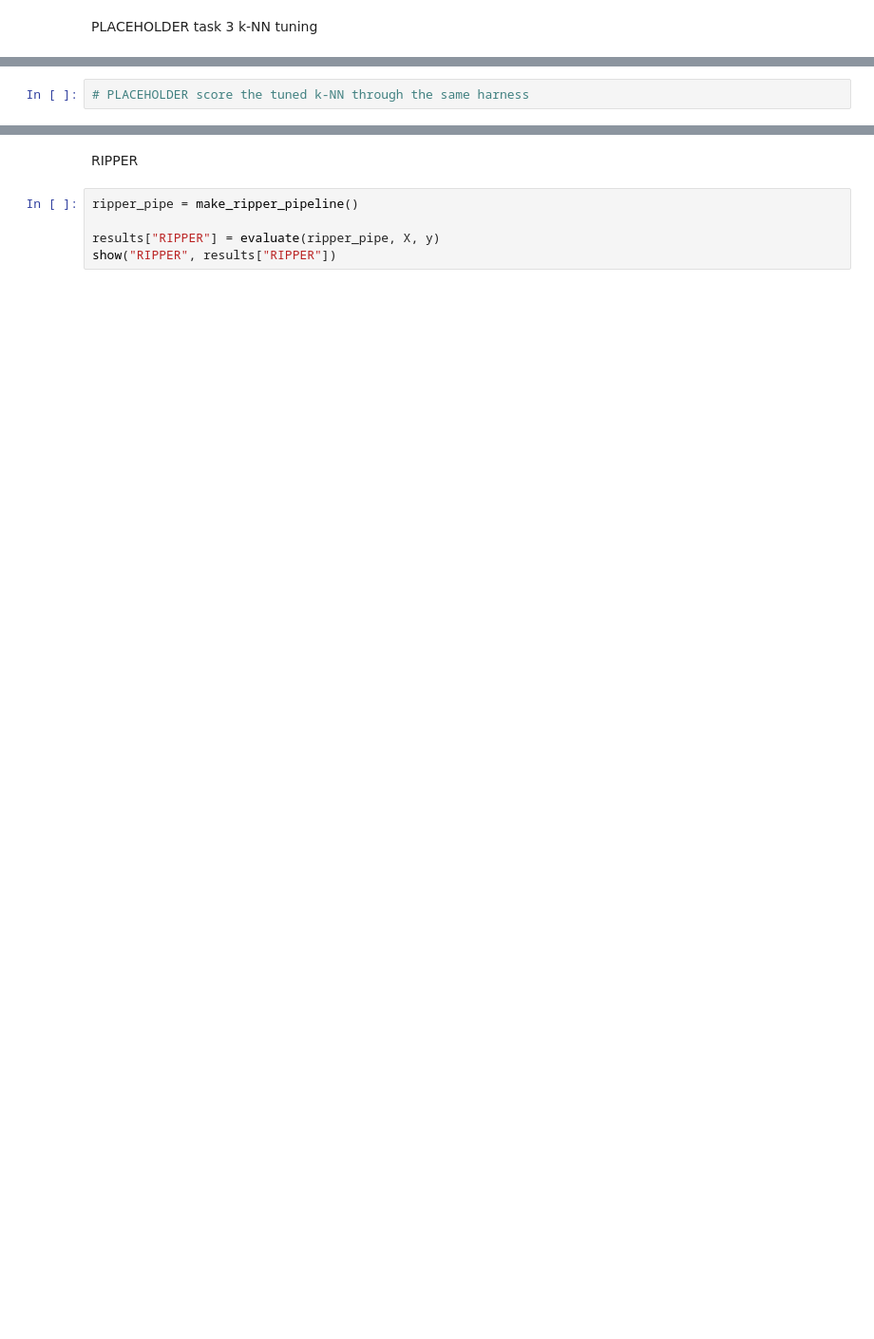
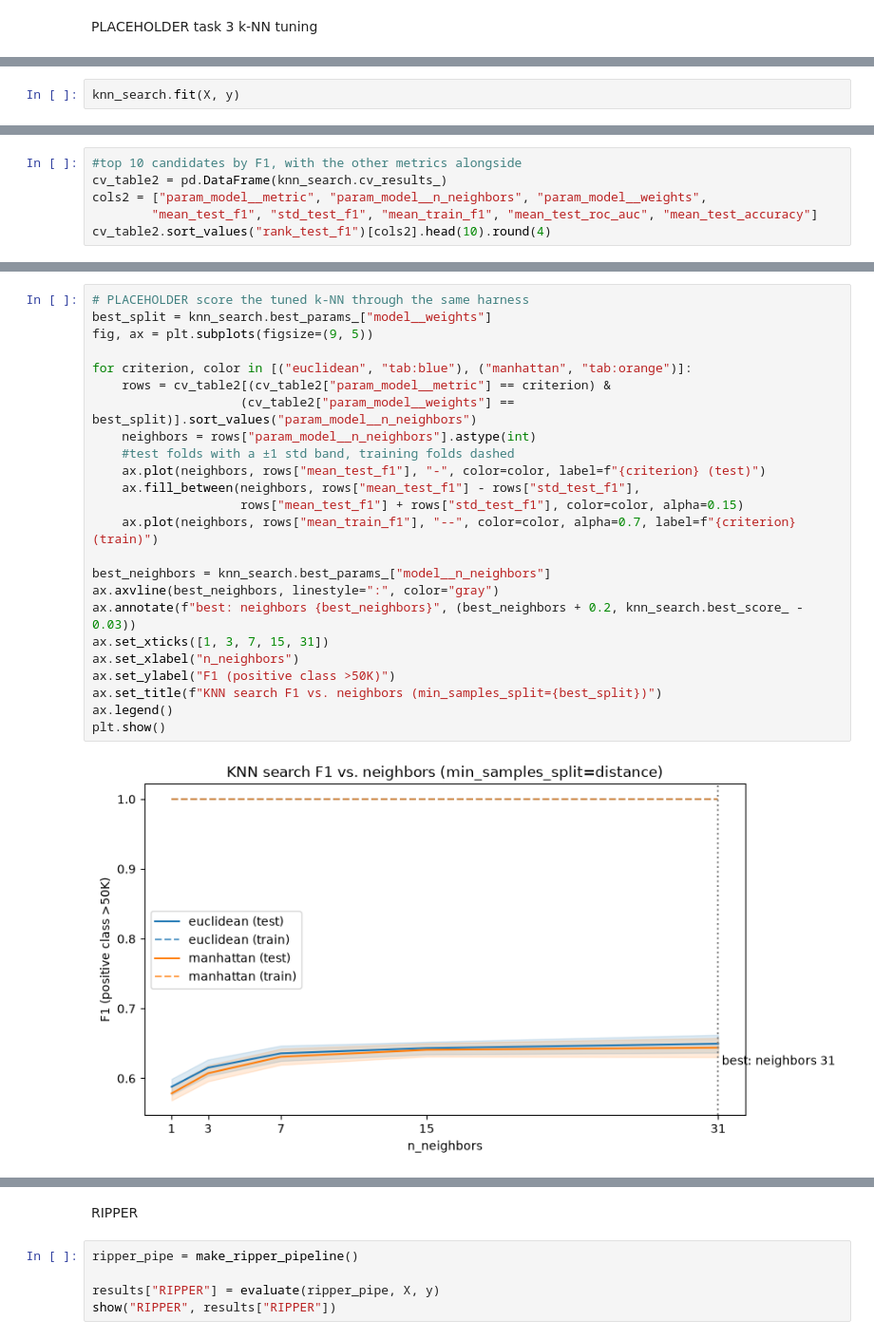
Before and after one commit to Flco007/CSE-4334-Assignment-1-, a Jupyter notebook: assgn2/final_submission.ipynb, the cells around one changed output, grey strips where cells are left out. Shown at 95% size. Saved outputs shown, nothing was run; the diff lists cells and outputs as text; blank space fills up the shorter version.

```diff
--- a/assgn2/final_submission.ipynb
+++ b/assgn2/final_submission.ipynb
@@ -343,0 +472,2 @@ PLACEHOLDER task 3 k-NN tuning
+# %%
+knn_search.fit(X, y)
@@ -343,0 +498,6 @@ PLACEHOLDER task 3 k-NN tuning
+# %%
+#top 10 candidates by F1, with the other metrics alongside
+cv_table2 = pd.DataFrame(knn_search.cv_results_)
+cols2 = ["param_model__metric", "param_model__n_neighbors", "param_model__weights",
+        "mean_test_f1", "std_test_f1", "mean_train_f1", "mean_test_roc_auc", "mean_test_accuracy"]
+cv_table2.sort_values("rank_test_f1")[cols2].head(10).round(4)
@@ -344,2 +516,26 @@ PLACEHOLDER task 3 k-NN tuning
 # %%
 # PLACEHOLDER score the tuned k-NN through the same harness
+best_split = knn_search.best_params_["model__weights"]
+fig, ax = plt.subplots(figsize=(9, 5))
+
+for criterion, color in [("euclidean", "tab:blue"), ("manhattan", "tab:orange")]:
+    rows = cv_table2[(cv_table2["param_model__metric"] == criterion) &
+                    (cv_table2["param_model__weights"] == best_split)].sort_values("param_model__n_neighbors")
+    neighbors = rows["param_model__n_neighbors"].astype(int)
+    #test folds with a ±1 std band, training folds dashed
+    ax.plot(neighbors, rows["mean_test_f1"], "-", color=color, label=f"{criterion} (test)")
+    ax.fill_between(neighbors, rows["mean_test_f1"] - rows["std_test_f1"],
+                    rows["mean_test_f1"] + rows["std_test_f1"], color=color, alpha=0.15)
+    ax.plot(neighbors, rows["mean_train_f1"], "--", color=color, alpha=0.7, label=f"{criterion} (train)")
+
+best_neighbors = knn_search.best_params_["model__n_neighbors"]
+ax.axvline(best_neighbors, linestyle=":", color="gray")
+ax.annotate(f"best: neighbors {best_neighbors}", (best_neighbors + 0.2, knn_search.best_score_ - 0.03))
+ax.set_xticks([1, 3, 7, 15, 31])
+ax.set_xlabel("n_neighbors")
+ax.set_ylabel("F1 (positive class >50K)")
+ax.set_title(f"KNN search F1 vs. neighbors (min_samples_split={best_split})")
+ax.legend()
+plt.show()
+# %% [output]
+[figure, added]
```
Also changed, not shown: parts of 28 cells of this notebook, 2 other files.
